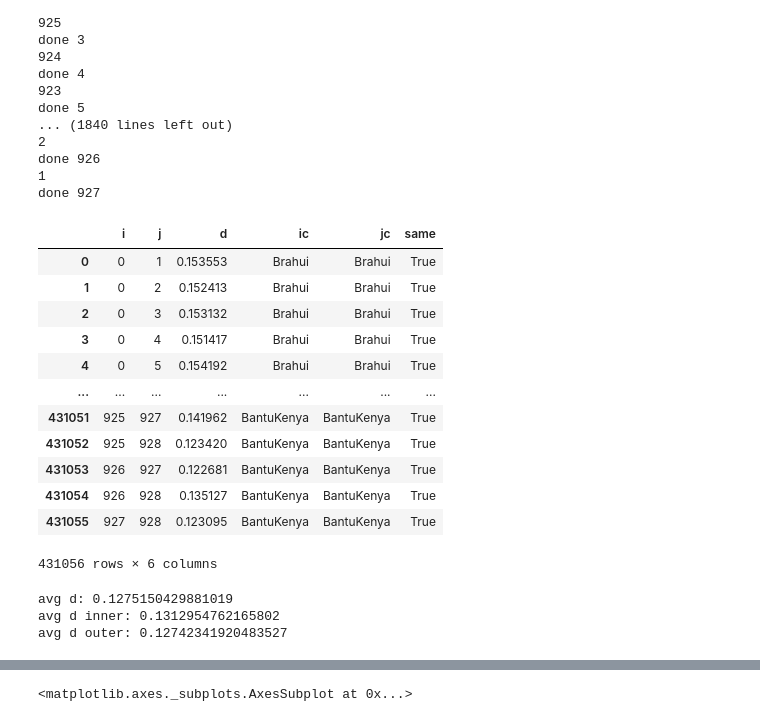
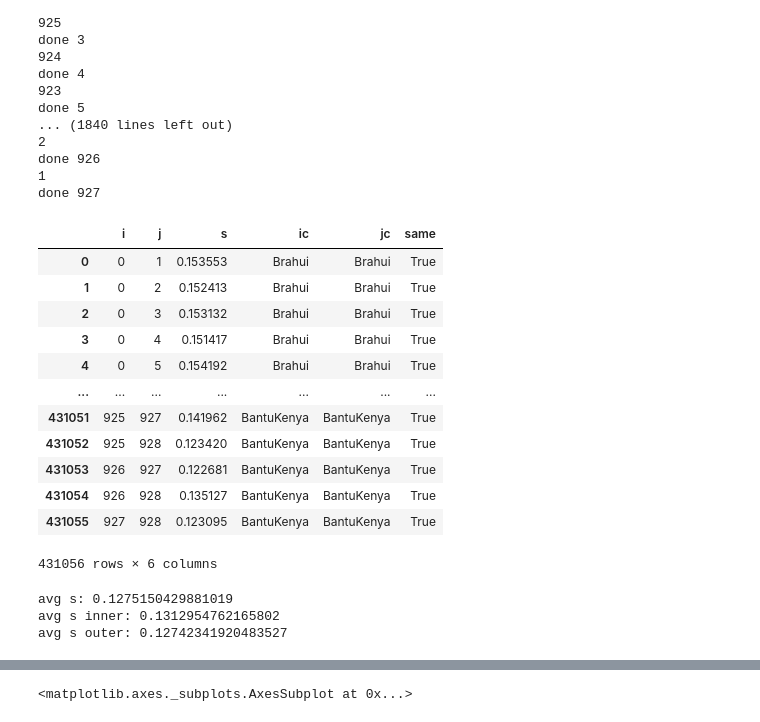
Before and after one commit to Greenbaum-Lab/SNPnmi, a Jupyter notebook: notebooks/sanitycheck distances.ipynb, the cells around one changed output, grey strips where cells are left out. Drawn from its saved outputs; the diff is of its cells as text; code cells hidden in the pictures.

```diff
--- a/notebooks/sanitycheck distances.ipynb
+++ b/notebooks/sanitycheck distances.ipynb
@@ -79,13 +77,12 @@ done 926
 1
 done 927
 # %%
-import gzip
 import pandas as pd
-df = pd.DataFrame(rows, columns=['i', 'j', 'd', 'ic', 'jc'])
+df = pd.DataFrame(rows, columns=['i', 'j', 's', 'ic', 'jc'])
 df['same'] = df['ic'] == df['jc']
 df
 # %% [output]
-|  | i | j | d | ic | jc | same |
+|  | i | j | s | ic | jc | same |
 | 0 | 0 | 1 | 0.153553 | Brahui | Brahui | True |
 | 1 | 0 | 2 | 0.152413 | Brahui | Brahui | True |
 | 2 | 0 | 3 | 0.153132 | Brahui | Brahui | True |
@@ -99,17 +96,17 @@ df
 | 431055 | 927 | 928 | 0.123095 | BantuKenya | BantuKenya | True |
 431056 rows × 6 columns
 # %%
-avg_d = df['d'].mean()
-avg_d_inner = df[df['same']]['d'].mean()
-avg_d_outer = df[~df['same']]['d'].mean()
+avg_s = df['s'].mean()
+avg_s_inner = df[df['same']]['s'].mean()
+avg_s_outer = df[~df['same']]['s'].mean()
 
-print(f'avg d: {avg_d}')
-print(f'avg d inner: {avg_d_inner}')
-print(f'avg d outer: {avg_d_outer}')
+print(f'avg s: {avg_s}')
+print(f'avg s inner: {avg_s_inner}')
+print(f'avg s outer: {avg_s_outer}')
 # %% [output]
-avg d: 0.1275150429881019
-avg d inner: 0.1312954762165802
-avg d outer: 0.12742341920483527
+avg s: 0.1275150429881019
+avg s inner: 0.1312954762165802
+avg s outer: 0.12742341920483527
 # %%
 samplesite2outeredges = dict()
 
```
Also changed, not shown: parts of 22 cells of this notebook, 3 other files.
